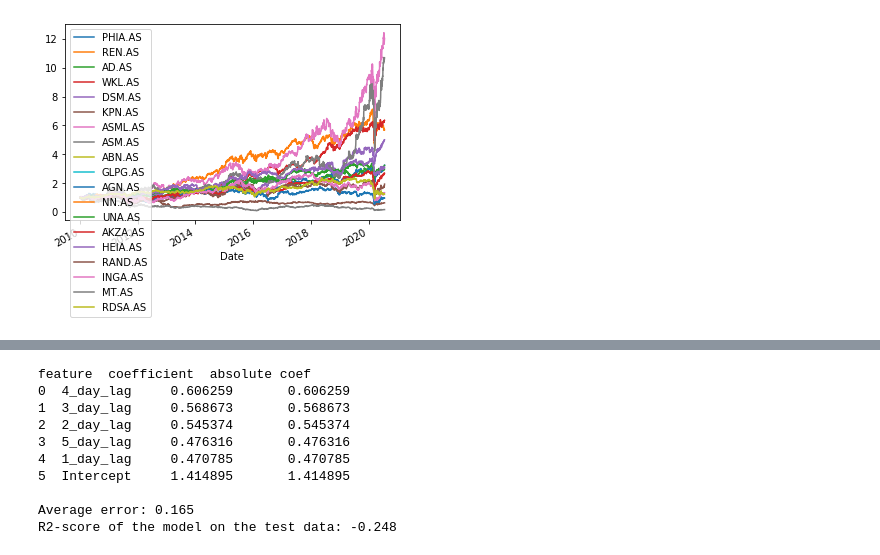
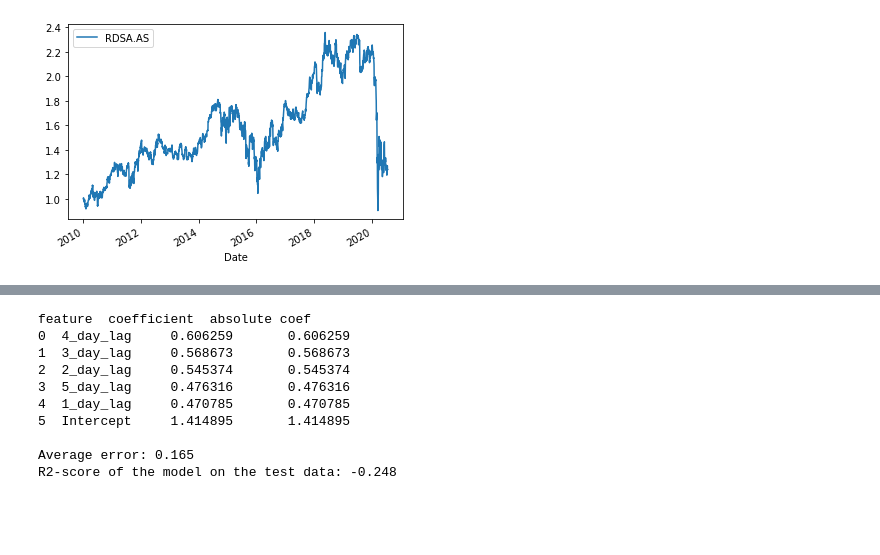
Before and after one commit to Ajalkema/Simple-Trading-Algorithms, a Jupyter notebook: Notebook.ipynb, the cells around one changed output, grey strips where cells are left out. Cells and saved outputs as stored; diff of their text form; code cells hidden in the pictures; blank space fills up the shorter version.

```diff
--- a/Notebook.ipynb
+++ b/Notebook.ipynb
@@ -5,24 +5,24 @@ import pandas_datareader as wb
 import matplotlib.pyplot as plt
 # %%
 # List stocks or indices to download
-tickers = ['PHIA.AS', 'REN.AS', 'AD.AS', 'WKL.AS', 'DSM.AS',
-'KPN.AS', 'ASML.AS', 'ASM.AS', 'ABN.AS', 'GLPG.AS', 'AGN.AS',
-'NN.AS', 'UNA.AS', 'AKZA.AS', 'HEIA.AS', 'RAND.AS', 'INGA.AS',
-'MT.AS', 'RDSA.AS',
+tickers = ['RDSA.AS',
+#'REN.AS', 'AD.AS', 'WKL.AS', 'DSM.AS', 'MT.AS', 'PHIA.AS',
+#'KPN.AS', 'ASML.AS', 'ASM.AS', 'ABN.AS', 'GLPG.AS', 'AGN.AS',
+#'NN.AS', 'UNA.AS', 'AKZA.AS', 'HEIA.AS', 'RAND.AS', 'INGA.AS',
 ]
 
 # Request tickers data
 df = wb.DataReader(tickers, 'yahoo', '2010-01-01')
 
 # Plot normalised returns
 (df['Adj Close'] / df['Adj Close'].iloc[0]).plot()
 plt.legend(loc=2)
 plt.show()
 
 # Fix datetime index
 df.index = pd.DatetimeIndex(df.index).to_period('M')
 # %% [output]
-[figure, old version]
+[figure, new version]
 # %%
 # Feature engineering
 
```
Also changed, not shown: parts of 5 cells of this notebook.
